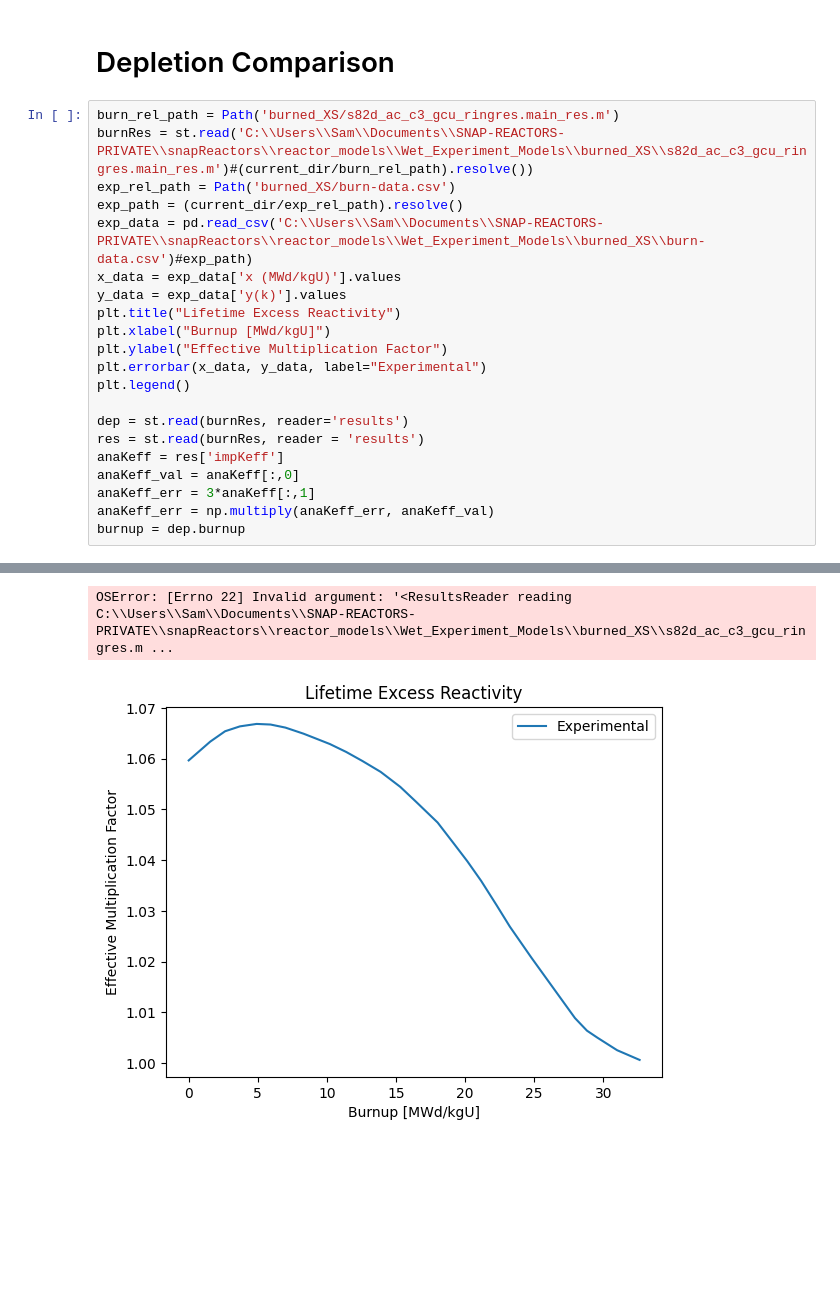
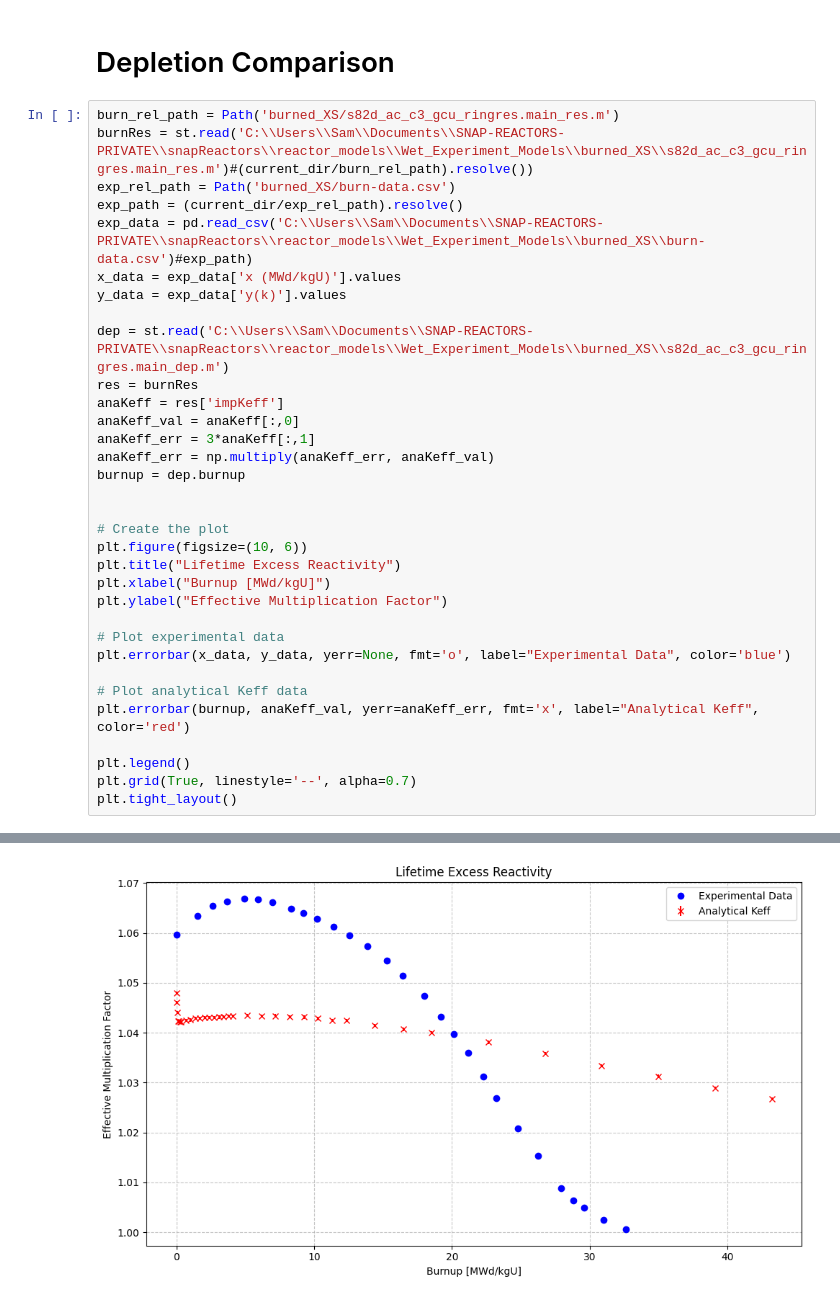
Before and after one commit to CORE-GATECH-GROUP/SNAP-REACTORS, a Jupyter notebook: snapReactors/reactor_models/Wet_Experiment_Models/analysis.ipynb, the cells around one changed output, grey strips where cells are left out. Drawn from its saved outputs; the diff is of its cells as text; blank space fills up the shorter version.

```diff
--- a/snapReactors/reactor_models/Wet_Experiment_Models/analysis.ipynb
+++ b/snapReactors/reactor_models/Wet_Experiment_Models/analysis.ipynb
@@ -34,26 +34,37 @@ c:\Users\Sam\Documents\SNAP-REACTORS-PRIVATE\snapReactors
 # %%
 burn_rel_path = Path('burned_XS/s82d_ac_c3_gcu_ringres.main_res.m')
 burnRes = st.read('C:\\Users\\Sam\\Documents\\SNAP-REACTORS-PRIVATE\\snapReactors\\reactor_models\\Wet_Experiment_Models\\burned_XS\\s82d_ac_c3_gcu_ringres.main_res.m')#(current_dir/burn_rel_path).resolve())
 exp_rel_path = Path('burned_XS/burn-data.csv')
 exp_path = (current_dir/exp_rel_path).resolve()
 exp_data = pd.read_csv('C:\\Users\\Sam\\Documents\\SNAP-REACTORS-PRIVATE\\snapReactors\\reactor_models\\Wet_Experiment_Models\\burned_XS\\burn-data.csv')#exp_path)
 x_data = exp_data['x (MWd/kgU)'].values
 y_data = exp_data['y(k)'].values
-plt.title("Lifetime Excess Reactivity")
-plt.xlabel("Burnup [MWd/kgU]")
-plt.ylabel("Effective Multiplication Factor")
-plt.errorbar(x_data, y_data, label="Experimental")
-plt.legend()
 
-dep = st.read(burnRes, reader='results')
-res = st.read(burnRes, reader = 'results')
+dep = st.read('C:\\Users\\Sam\\Documents\\SNAP-REACTORS-PRIVATE\\snapReactors\\reactor_models\\Wet_Experiment_Models\\burned_XS\\s82d_ac_c3_gcu_ringres.main_dep.m')
+res = burnRes
 anaKeff = res['impKeff']
 anaKeff_val = anaKeff[:,0]
 anaKeff_err = 3*anaKeff[:,1]
 anaKeff_err = np.multiply(anaKeff_err, anaKeff_val)
 burnup = dep.burnup
+
+
+# Create the plot
+plt.figure(figsize=(10, 6))
+plt.title("Lifetime Excess Reactivity")
+plt.xlabel("Burnup [MWd/kgU]")
+plt.ylabel("Effective Multiplication Factor")
+
+# Plot experimental data
+plt.errorbar(x_data, y_data, yerr=None, fmt='o', label="Experimental Data", color='blue')
+
+# Plot analytical Keff data
+plt.errorbar(burnup, anaKeff_val, yerr=anaKeff_err, fmt='x', label="Analytical Keff", color='red')
+
+plt.legend()
+plt.grid(True, linestyle='--', alpha=0.7)
+plt.tight_layout()
 # %% [output]
 SERPENT Serpent 2.2.1 found in C:\Users\Sam\Documents\SNAP-REACTORS-PRIVATE\snapReactors\reactor_models\Wet_Experiment_Models\burned_XS\s82d_ac_c3_gcu_ringres.main_res.m, but version 2.1.31 is defined ...
   Attempting to read anyway. Please report strange behaviors/failures to developers.
-OSError: [Errno 22] Invalid argument: '<ResultsReader reading C:\\Users\\Sam\\Documents\\SNAP-REACTORS-PRIVATE\\snapReactors\\reactor_models\\Wet_Experiment_Models\\burned_XS\\s82d_ac_c3_gcu_ringres.m ...
-[figure, old version]
+[figure, new version]
```
